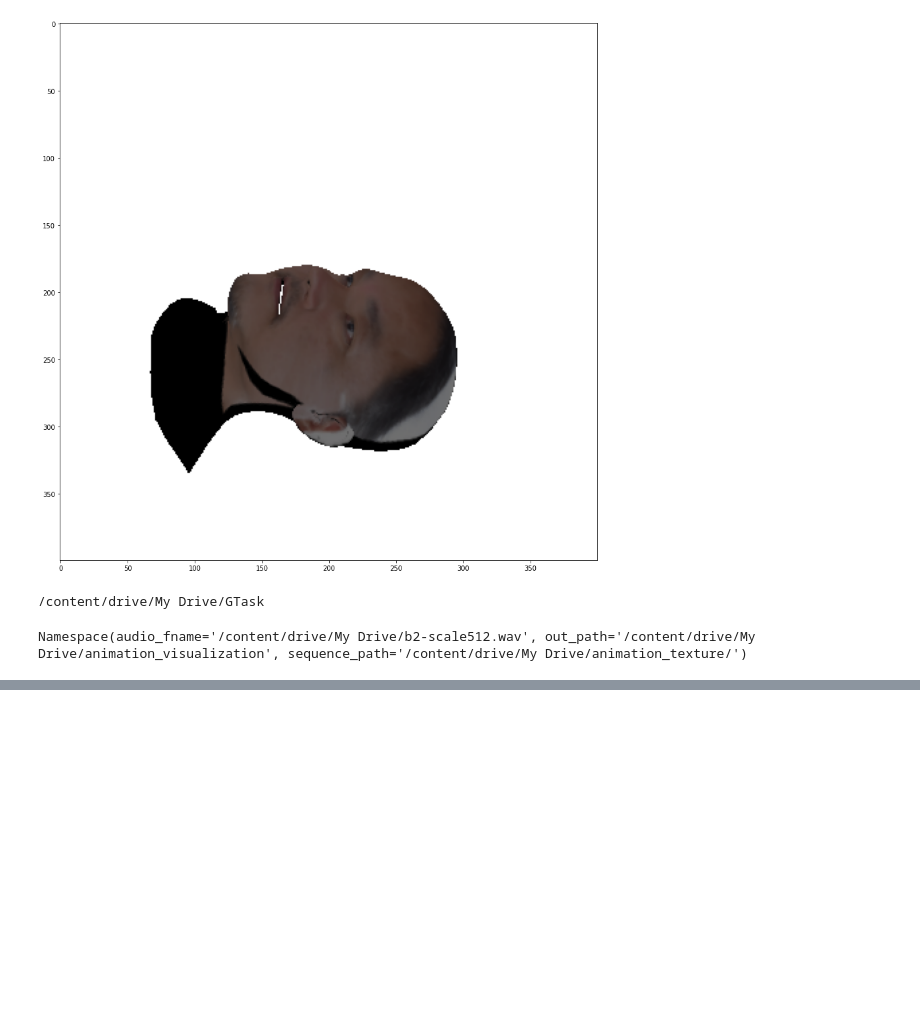
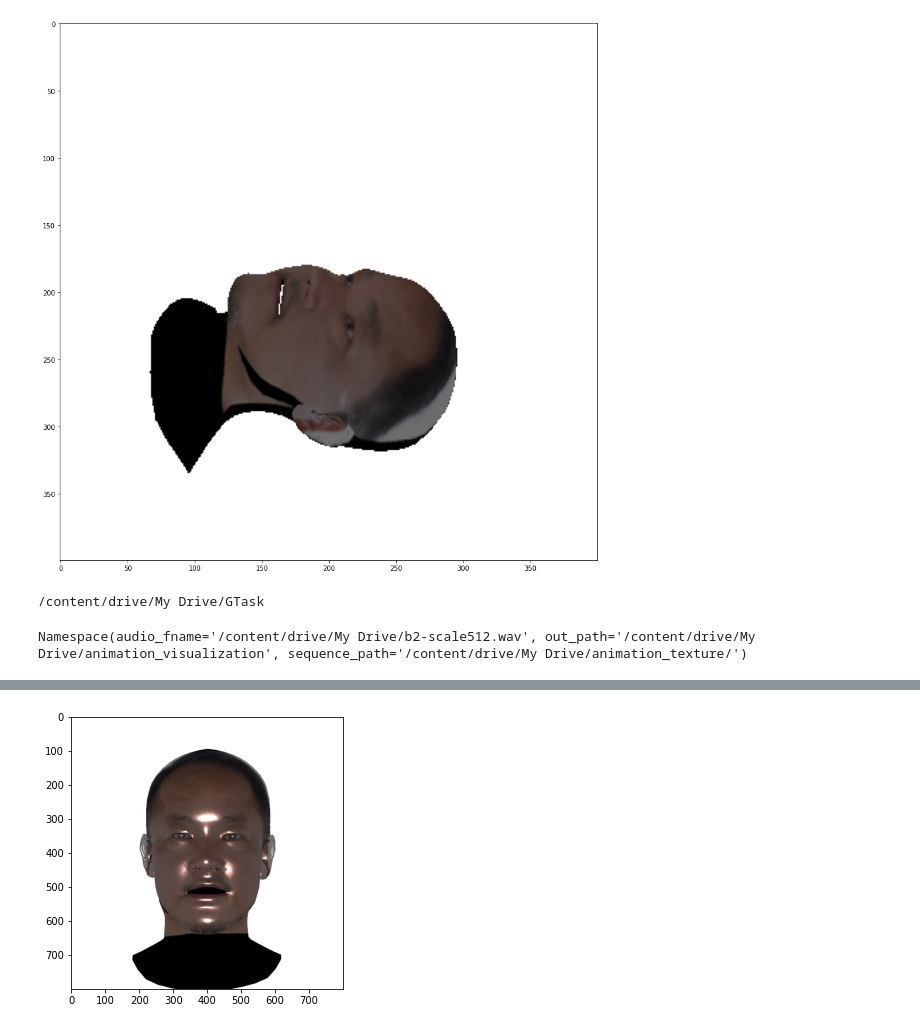
Before and after one commit to secutron/RunTime, a Jupyter notebook: GPipe2UV.ipynb, the cells around one changed output, grey strips where cells are left out. Cells and saved outputs as stored; diff of their text form; code cells hidden in the pictures; blank space fills up the shorter version.

```diff
--- a/GPipe2UV.ipynb
+++ b/GPipe2UV.ipynb
@@ -438,10 +438,7 @@ from psbody.mesh.meshviewer import MeshViewer
 import subprocess
 from subprocess import call
 from VOCA.utils.rendering import get_unit_factor, render_mesh_helper
-
-
 import glob
-
 
 if not os.path.exists(sequence_path):
   print('sequence_path not found - %s' % sequence_path)
@@ -467,17 +464,65 @@ if num_frames == 0:
   print('No sequence meshes found')
 
 tmp_mesh = Mesh(filename="/content/drive/My Drive/animation_output/meshes/00000.obj")
-center = np.mean(tmp_mesh.v, axis=0)
+t_center = np.mean(tmp_mesh.v, axis=0)
 
-for frame_idx in range(num_frames):
-  target_mesh = Mesh(filename=sequence_fnames[frame_idx])
-  # 이거야 이거!
-  target_mesh.f = tmp_mesh.f
-  #
 
-  img = render_mesh_helper(target_mesh, center)
-  writer.write(img)
+rot=np.zeros(3)
+v_colors=None
+errors=None
+error_unit='m'
+min_dist_in_mm=0.0
+max_dist_in_mm=3.0
+z_offset=0
+
+camera_params = {'c': np.array([400, 400]),
+                  'k': np.array([-0.19816071, 0.92822711, 0, 0, 0]),
+                  'f': np.array([4754.97941935 / 2, 4754.97941935 / 2])}
+frustum = {'near': 0.01, 'far': 3.0, 'height': 800, 'width': 800}
+
+for frame_idx in range(10): #range(num_frames):
+  print(frame_idx)
+  trim = trimesh.load(sequence_fnames[frame_idx])
+
+  render_mesh = pyrender.Mesh.from_trimesh(trim, smooth=True)
+  scene = pyrender.Scene(ambient_light=[.2, .2, .2], bg_color=[255, 255, 255])
+
+  camera = pyrender.IntrinsicsCamera(fx=camera_params['f'][0],
+                                    fy=camera_params['f'][1],
+                                    cx=camera_params['c'][0],
+                                    cy=camera_params['c'][1],
+                                    znear=frustum['near'],
+                                    zfar=frustum['far'])
+
+  scene.add(render_mesh, pose=np.eye(4))
+
+  camera_pose = np.eye(4)
+  camera_pose[:3,3] = np.array([0, 0, 1.0-z_offset])
+  scene.add(camera, pose=[[1, 0, 0, 0],
+                          [0, 1, 0, 0],
+                          [0, 0, 1, 1],
+                          [0, 0, 0, 1]])
+
+  light = pyrender.SpotLight(color=np.ones(3), intensity=3.0,
+                            innerConeAngle=np.pi/16.0,
+                            outerConeAngle=np.pi/6.0)
+  scene.add(light, pose=camera_pose)
+
+  flags = pyrender.RenderFlags.SKIP_CULL_FACES
+  try:
+      r = pyrender.OffscreenRenderer(viewport_width=frustum['width'], viewport_height=frustum['height'])
+      color, _ = r.render(scene, flags=flags)
+  except:
+      print('pyrender: Failed rendering frame')
+      color = np.zeros((frustum['height'], frustum['width'], 3), dtype='uint8')
+
+  writer.write(color)
 writer.release()
+
+
+fig = plt.figure(figsize=(10, 5))
+plt.imshow(color) # (out * 255).astype(np.uint8)
+
 
 video_fname = os.path.join(out_path, 'video.mp4')
 
@@ -485,3 +530,6 @@ cmd = ('ffmpeg' + ' -i {0} -i {1} -vcodec h264 -ac 2 -channel_layout stereo -pix
     audio_fname, tmp_filename, video_fname)).split()
 print(cmd)
 subprocess.call(cmd)
+
+print("Generation Done...")
+# %% [output]
@@ -487,0 +548 @@ subprocess.call(cmd)
+[figure, added]
```
Also changed, not shown: parts of 2 cells of this notebook.
